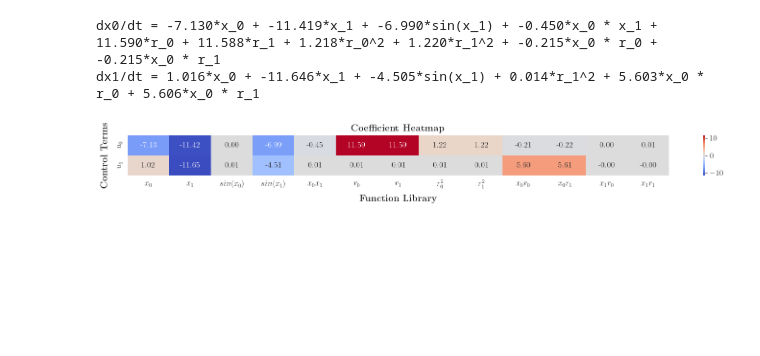
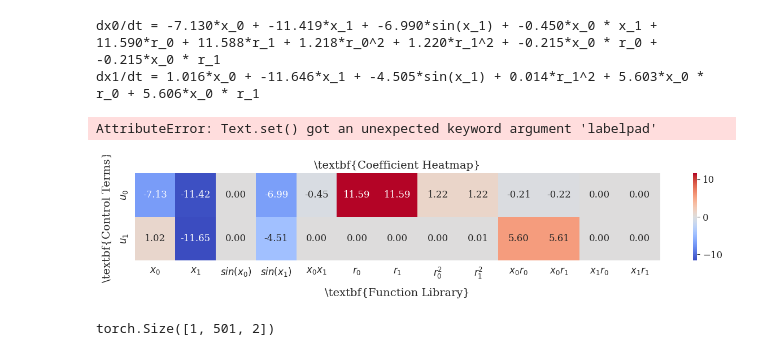
Before and after one commit to Alirezad126/SparseDPC, a Jupyter notebook: 5_Online_DPC/TwoTank_SINDy.ipynb, the cells around one changed output. Saved outputs shown, nothing was run; the diff lists cells and outputs as text; code cells hidden in the pictures; blank space fills up the shorter version.

```diff
--- a/5_Online_DPC/TwoTank_SINDy.ipynb
+++ b/5_Online_DPC/TwoTank_SINDy.ipynb
@@ -334,0 +371,37 @@ pltCL(Y=trajectories['xn'].detach().reshape(nsteps + 1, nx),
+# %%
+import matplotlib.pyplot as plt
+import numpy as np
+import seaborn as sns
+
+sns.set_style('whitegrid')
+# Generate sample data (Replace these with your actual data)
+time = np.arange(nsteps+1)  # Time steps
+
+# Create figure and axes
+fig, axes = plt.subplots(1, 2, figsize=(10, 6))  # Two subplots side by side
+
+# Plot x vs Time
+axes[0].plot(time, trajectories['xn'].detach().reshape(nsteps + 1, nx).numpy()[:,:], color='orange', label='White Box Sparse Dictionary Policy')
+axes[0].set_xlabel("Time")
+axes[0].set_ylabel("x")
+axes[0].set_xlim([0, nsteps])
+axes[0].set_ylim([0, 1.1])
+axes[0].hlines([0, 1], xmin=0, xmax=1.0, colors='black', linestyles='dashed')  # Reference lines
+
+axes[0].plot(time, trajectories['r'].detach().reshape(nsteps + 1, nref).numpy()[:,0], 'r--')  # Red dashed line for reference
+
+# Generate sample data (Replace these with your actual data)
+time = np.arange(nsteps)
+# Plot u vs Time
+axes[1].plot(time, trajectories['u'].detach().reshape(nsteps, nu).numpy()[:,0], color='blue', label='Control Input')
+axes[1].set_xlabel("Time")
+axes[1].set_ylabel("u")
+axes[1].set_xlim([0, nsteps])
+axes[1].set_ylim([0, 1])
+
+# Add legend
+axes[1].legend()
+
+# Show the plot
+plt.tight_layout()
+plt.show()
@@ -345,32 +420,33 @@ import seaborn as sns
 coefficients = policy_sindy.coef.data.numpy()
 
 def convert_to_latex(names):
     return [rf"${i.replace('*', ' ').replace('  ', ' ')}$" for i in names]
 function_names_latex = convert_to_latex(policy_sindy.library.function_names)
 
 control_terms_latex = [r"$u_0$", r"$u_1$"]
 
 
 
 plt.rcParams.update({
-    "text.usetex": True,
+    "text.usetex": False,
     "font.family": "serif",
     "font.size": 12
 })
 
 fig, ax = plt.subplots(figsize=(15, 2))
 sns.heatmap(coefficients.T, annot=True, xticklabels=function_names_latex, yticklabels=control_terms_latex, cmap="coolwarm", fmt=".2f", ax=ax)
 
 ax.set_ylabel(r"\textbf{Control Terms}", fontsize=14, labelpad=10)
 ax.set_xlabel(r"\textbf{Function Library}", fontsize=14, labelpad=10)
 ax.set_title(r"\textbf{Coefficient Heatmap}", fontsize=14)
 
 ax.xaxis.tick_top()  # Move x-axis ticks to the top first
 ax.xaxis.set_label_position('bottom')  # Move label to the bottom
 ax.tick_params(axis='x', bottom=False, top=False, labelbottom=True, labeltop=False)  # Enable bottom ticks, disable top
 plt.xticks(rotation=0, ha='center')  # Keep x-axis labels horizontal
 
 plt.tight_layout()
 plt.show()
 # %% [output]
+AttributeError: Text.set() got an unexpected keyword argument 'labelpad'
-[figure, old version]
+[figure, new version]
@@ -376,0 +492,4 @@ plt.show()
+# %%
+trajectory_dump(nsteps=500, step_length=100, cl_system=sindy_system, policy_name="policy_Sparse", dynamics_name="dynamics_WB")
+# %% [output]
+torch.Size([1, 501, 2])
```
Also changed, not shown: parts of 9 cells of this notebook, 16 other files.
